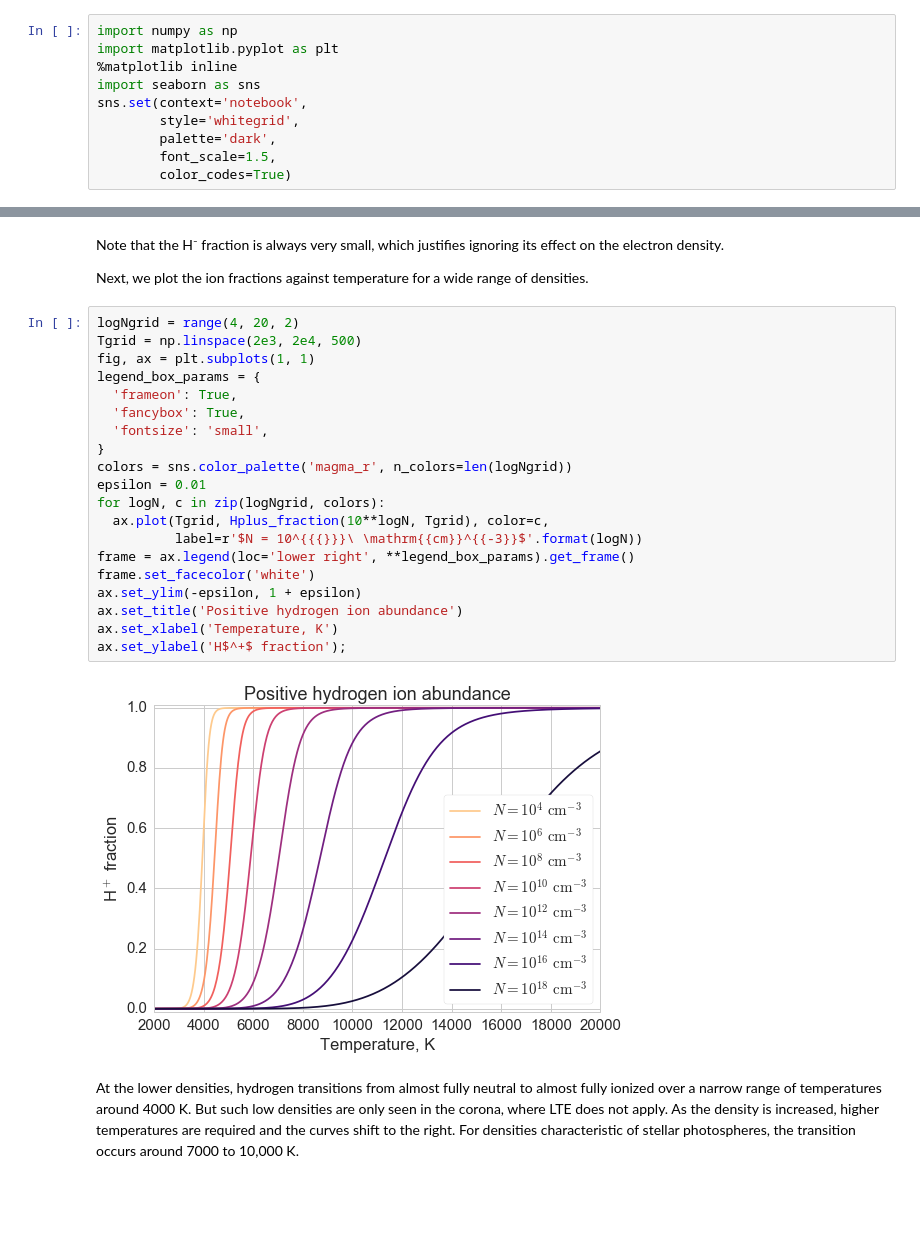
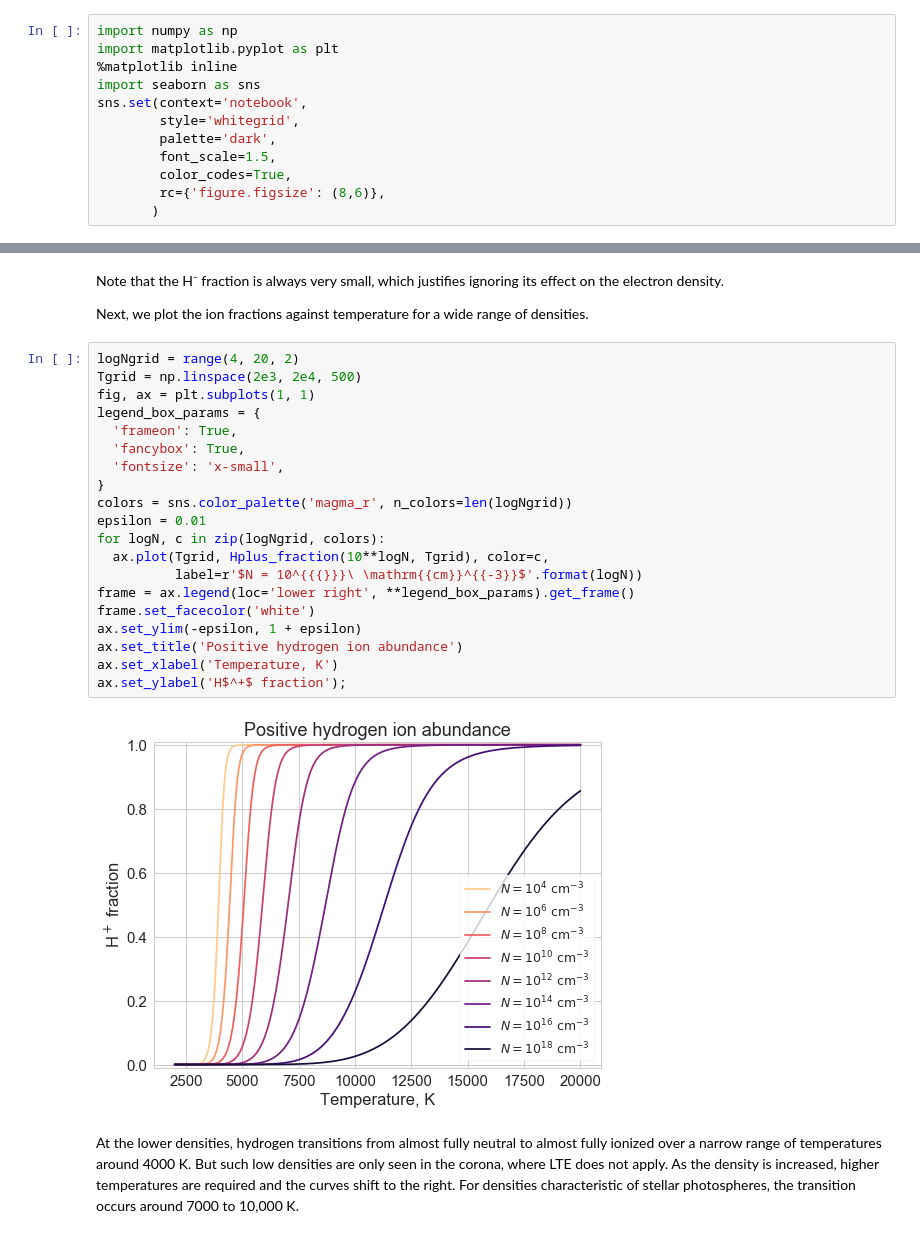
Before and after one commit to deprecated/lte-opacities, a Jupyter notebook: LTE Opacity.ipynb, the cells around one changed output, grey strips where cells are left out. Saved outputs shown, nothing was run; the diff lists cells and outputs as text; blank space fills up the shorter version.

```diff
--- a/LTE Opacity.ipynb
+++ b/LTE Opacity.ipynb
@@ -11,7 +11,9 @@ sns.set(context='notebook',
         style='whitegrid',
         palette='dark',
         font_scale=1.5,
-        color_codes=True)
+        color_codes=True,
+        rc={'figure.figsize': (8,6)},
+       )
 # %% [markdown]
 ## Set up the constants we need
 # %%
@@ -143,25 +147,25 @@ Next, we plot the ion fractions against temperature for a wide range of densitie
 # %%
 logNgrid = range(4, 20, 2)
 Tgrid = np.linspace(2e3, 2e4, 500)
 fig, ax = plt.subplots(1, 1)
 legend_box_params = {
   'frameon': True,
   'fancybox': True,
-  'fontsize': 'small',
+  'fontsize': 'x-small',
 }
 colors = sns.color_palette('magma_r', n_colors=len(logNgrid))
 epsilon = 0.01
 for logN, c in zip(logNgrid, colors):
   ax.plot(Tgrid, Hplus_fraction(10**logN, Tgrid), color=c,
           label=r'$N = 10^{{{}}}\ \mathrm{{cm}}^{{-3}}$'.format(logN))
 frame = ax.legend(loc='lower right', **legend_box_params).get_frame()
 frame.set_facecolor('white')
 ax.set_ylim(-epsilon, 1 + epsilon)
 ax.set_title('Positive hydrogen ion abundance')
 ax.set_xlabel('Temperature, K')
 ax.set_ylabel('H$^+$ fraction');
 # %% [output]
-[figure, old version]
+[figure, new version]
 # %% [markdown]
 At the lower densities, hydrogen transitions from almost fully neutral to almost fully ionized over a narrow range of temperatures around 4000 K.  But such low densities are only seen in the corona, where LTE does not apply.   As the density is increased, higher temperatures are required and the curves shift to the right.  For densities characteristic of stellar photospheres, the transition occurs around 7000 to 10,000 K.
 # %%
```
Also changed, not shown: parts of 28 cells of this notebook.
